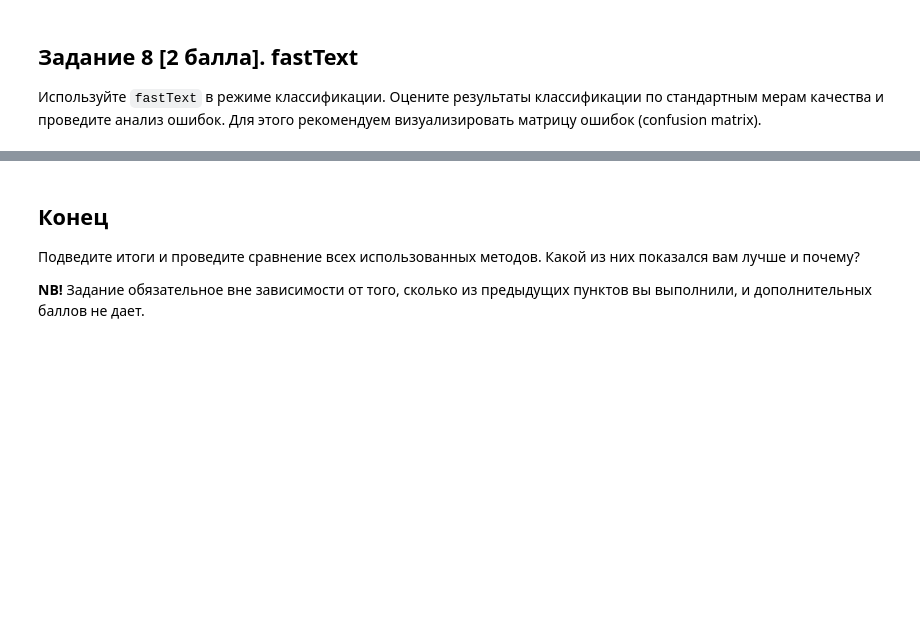
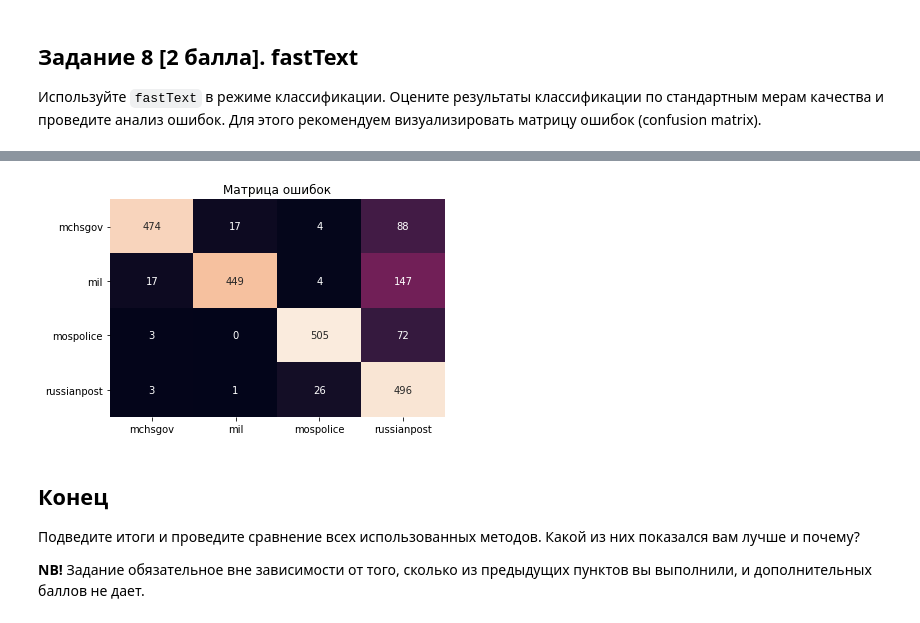
Before and after one commit to Veranchos/hse_ML, a Jupyter notebook: ML_HW1/ML_HW1.ipynb, the cells around one changed output, grey strips where cells are left out. Drawn from its saved outputs; the diff is of its cells as text; code cells hidden in the pictures; blank space fills up the shorter version.

````diff
--- a/ML_HW1/ML_HW1.ipynb
+++ b/ML_HW1/ML_HW1.ipynb
@@ -350,0 +348,3 @@ avg / total       0.94      0.94      0.94      2306
+# %%
+fast_text = gensim.models.FastText([text.split() for text in cleared_text], size=50, min_n=4, max_n=8)
+w2v = gensim.models.Word2Vec([text.split() for text in cleared_text], size=50, sg=1)
@@ -352,3 +418,16 @@ avg / total       0.94      0.94      0.94      2306
 ## Задание 8 [2 балла]. fastText
 
 Используйте ```fastText``` в режиме классификации. Оцените результаты классификации по стандартным мерам качества и проведите анализ ошибок. Для этого рекомендуем визуализировать матрицу ошибок (confusion matrix).
+# %%
+dim = 50
+X_text_fast_text = np.zeros((len(cleared_text), dim))
+
+for i, text in enumerate(cleared_text):
+    X_text_fast_text[i] = get_embedding(text, fast_text, dim)
+# %%
+X_train, X_test, y_train, y_test = train_test_split(X_text_fast_text, df['source'], test_size=0.2, random_state=42)
+
+clf = SGDClassifier()
+
+%time
+clf.fit(X_train, y_train)
@@ -355,3 +453,14 @@ avg / total       0.94      0.94      0.94      2306
+# %%
+# Матрица ошибок
+import matplotlib.pyplot as plt
+import seaborn as sns
+
+labels = clf.classes_
+sns.heatmap(data=confusion_matrix(y_test, predictions), annot=True, fmt="d", cbar=False, xticklabels=labels, yticklabels=labels)
+plt.title("Матрица ошибок")
+plt.show()
+# %% [output]
+[figure, added]
 # %% [markdown]
 ## Конец
 Подведите итоги и проведите сравнение всех использованных методов. Какой из них показался вам лучше и почему?
````
Also changed, not shown: parts of 18 cells of this notebook.
